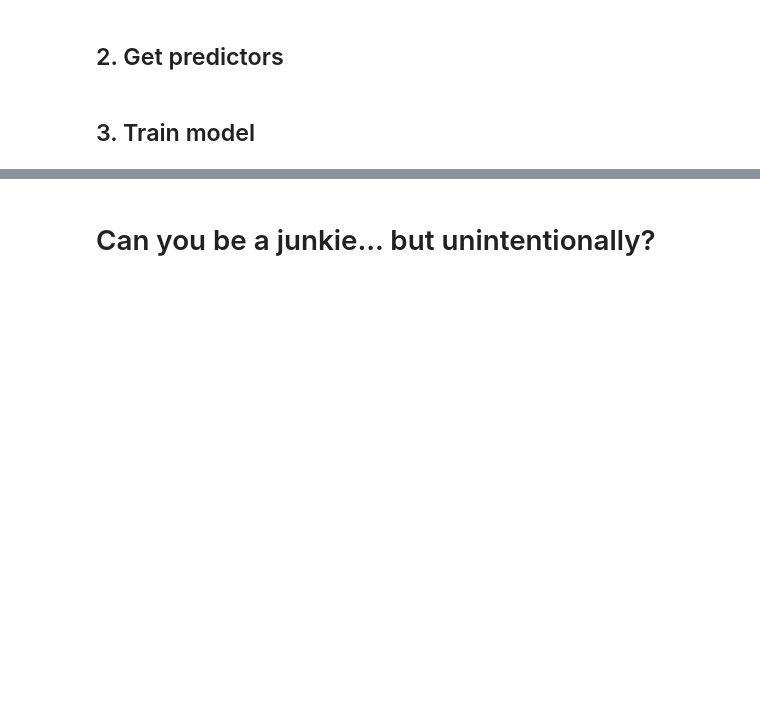
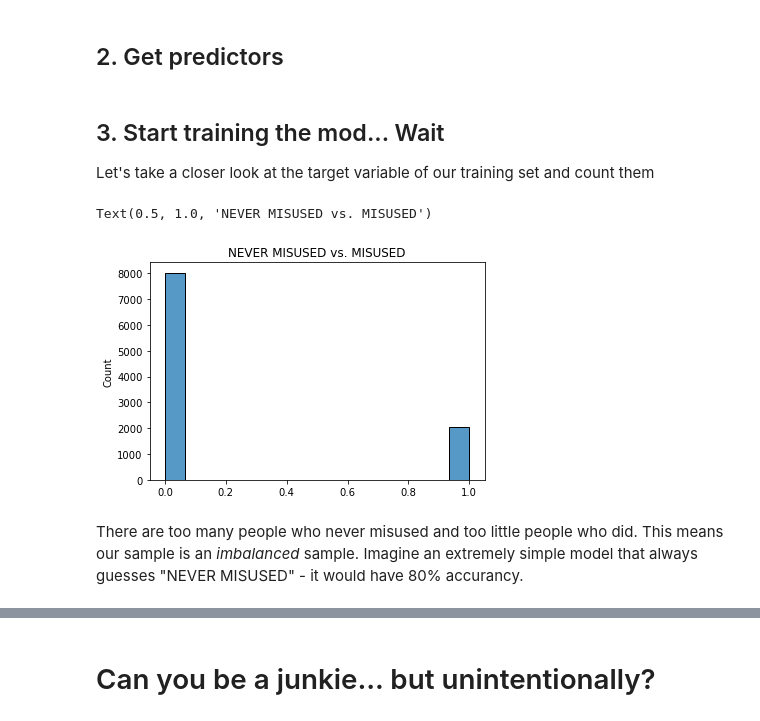
Before and after one commit to percy-xu/DataFest, a Jupyter notebook: notebook.ipynb, the cells around one changed output, grey strips where cells are left out. Drawn from its saved outputs; the diff is of its cells as text; code cells hidden in the pictures; blank space fills up the shorter version.

```diff
--- a/notebook.ipynb
+++ b/notebook.ipynb
@@ -176,6 +146,8 @@ def get_if_misused(df, country):
         df_new['TOTAL_MISUSE'] += df_new[f'{drug}_MISUSE']
 
     if_misused =  [1 if x != 0 else 0 for x in df_new['TOTAL_MISUSE']]
+    if_misused = pd.Series(if_misused, name='MISUSED')
+
     return if_misused
 # %%
 y = get_if_misused(df_de, 'de')
@@ -190,5 +163,3 @@ X['MENTAL_CON'] = get_mental_condition(df_de)
 X['ILLICIT'] = get_illicit_use(df_de)
 # add predictor for pain prescription
 X['PRES_FOR_PAIN'] = got_pres_for_pain(df_de)
-# %% [markdown]
-## 3. Train model
@@ -194,0 +170,11 @@ X['PRES_FOR_PAIN'] = got_pres_for_pain(df_de)
+# %% [markdown]
+## 3. Start training the mod... Wait
+Let's take a closer look at the target variable of our training set and count them
+# %%
+sns.histplot(data=pd.Series(y_train)).set_title('NEVER MISUSED vs. MISUSED')
+# %% [output]
+Text(0.5, 1.0, 'NEVER MISUSED vs. MISUSED')
+[figure, added]
+# %% [markdown]
+There are too many people who never misused and too little people who did. This means our sample is an *imbalanced* sample.
+Imagine an extremely simple model that always guesses "NEVER MISUSED" - it would have 80% accurancy.
```
Also changed, not shown: parts of 30 cells of this notebook.
